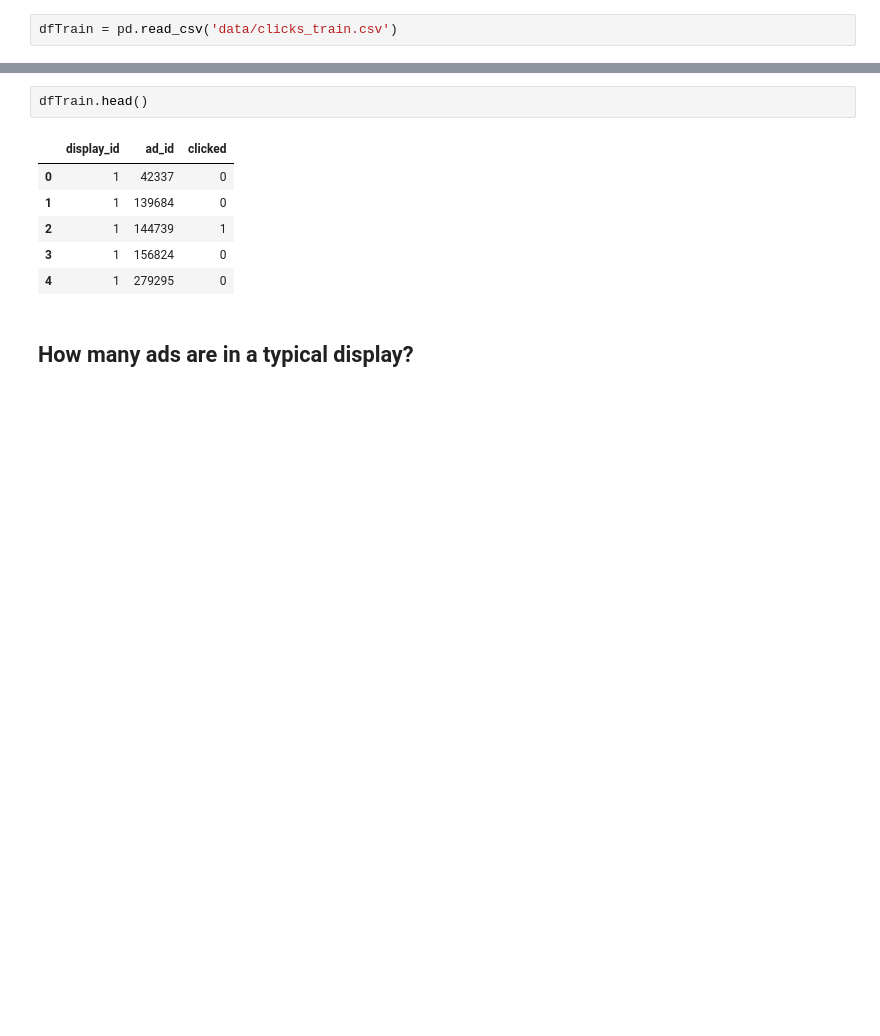
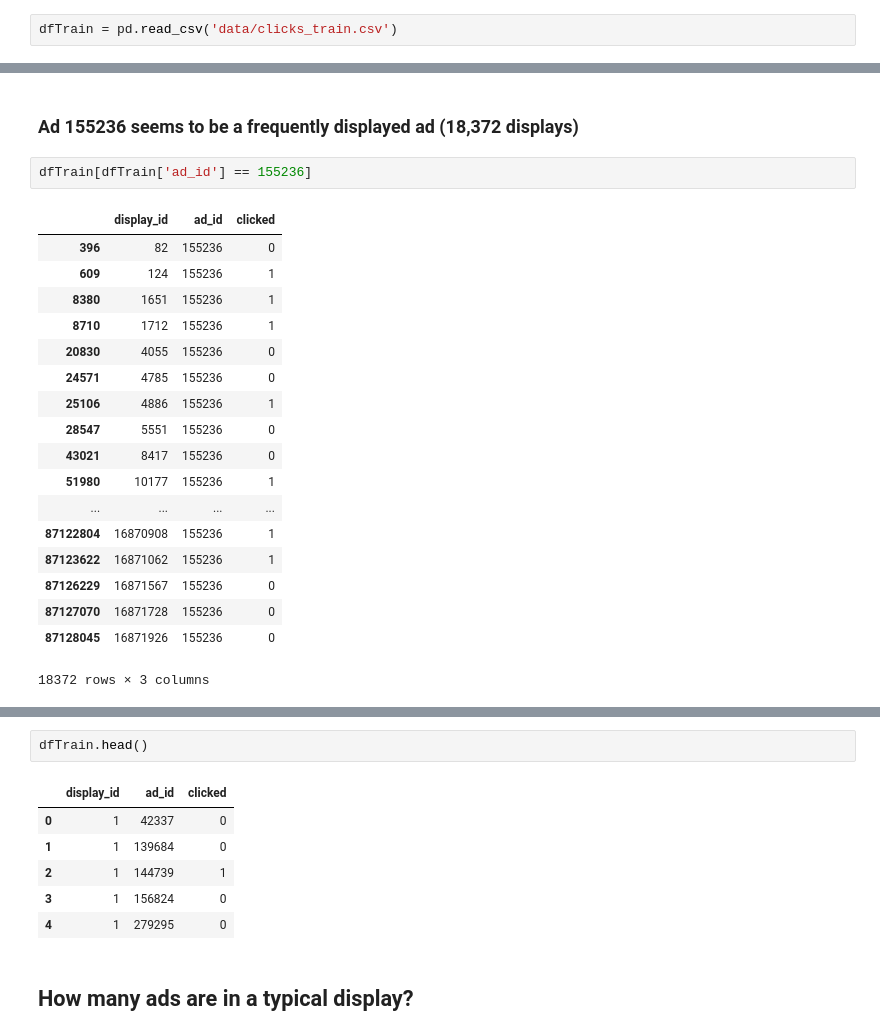
Before and after one commit to jason9263/kaggle_outbrain, a Jupyter notebook: EDA.ipynb, the cells around one changed output, grey strips where cells are left out. Cells and saved outputs as stored; diff of their text form; blank space fills up the shorter version.

```diff
--- a/EDA.ipynb
+++ b/EDA.ipynb
@@ -11,0 +60,23 @@ dfTrain = pd.read_csv('data/clicks_train.csv')
+# %% [markdown]
+### Ad 155236 seems to be a frequently displayed ad (18,372 displays)
+# %%
+dfTrain[dfTrain['ad_id'] == 155236]
+# %% [output]
+|  | display_id | ad_id | clicked |
+| 396 | 82 | 155236 | 0 |
+| 609 | 124 | 155236 | 1 |
+| 8380 | 1651 | 155236 | 1 |
+| 8710 | 1712 | 155236 | 1 |
+| 20830 | 4055 | 155236 | 0 |
+| 24571 | 4785 | 155236 | 0 |
+| 25106 | 4886 | 155236 | 1 |
+| 28547 | 5551 | 155236 | 0 |
+| 43021 | 8417 | 155236 | 0 |
+| 51980 | 10177 | 155236 | 1 |
+| ... | ... | ... | ... |
+| 87122804 | 16870908 | 155236 | 1 |
+| 87123622 | 16871062 | 155236 | 1 |
+| 87126229 | 16871567 | 155236 | 0 |
+| 87127070 | 16871728 | 155236 | 0 |
+| 87128045 | 16871926 | 155236 | 0 |
+18372 rows × 3 columns
```
Also changed, not shown: parts of 16 cells of this notebook.
